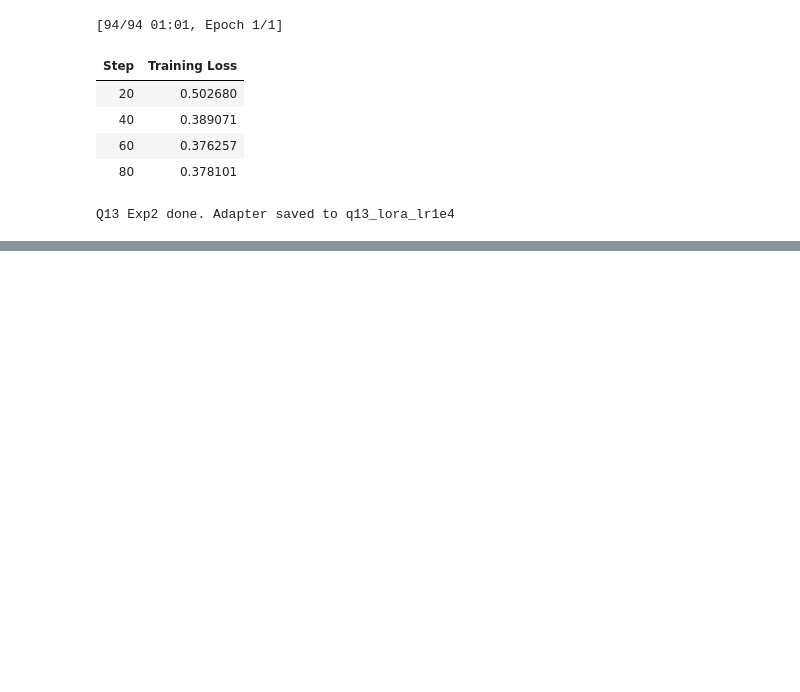
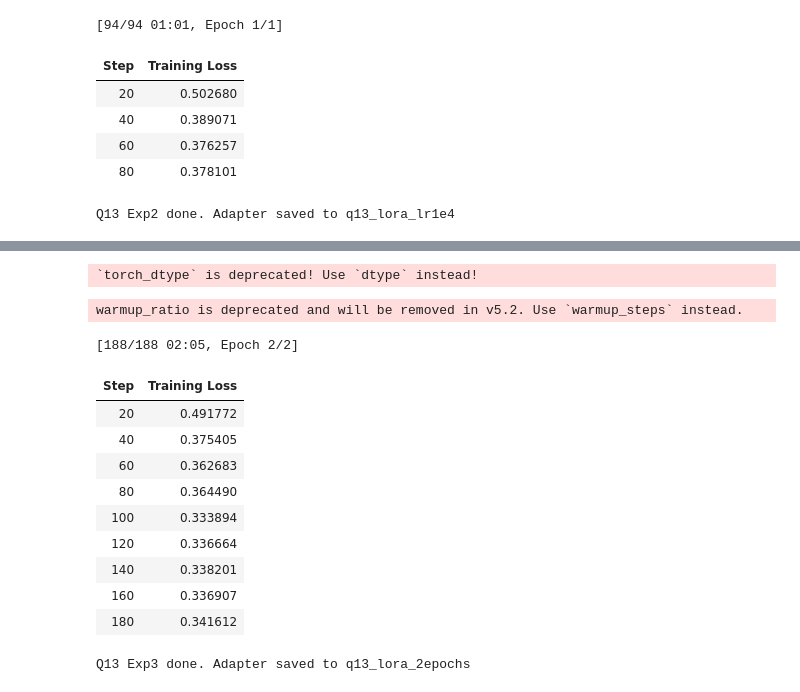
Before and after one commit to k-aryaman/llm-math-finetuning, a Jupyter notebook: main.ipynb, the cells around one changed output, grey strips where cells are left out. Saved outputs shown, nothing was run; the diff lists cells and outputs as text; code cells hidden in the pictures; blank space fills up the shorter version.

Commit message:
complete experiment 3

```diff
--- a/main.ipynb
+++ b/main.ipynb
@@ -1272,0 +1269,79 @@ Baseline (LoRA SFT r=8, lr=2e-4, k-shot): 60%  |  Q13 Exp2 (lr=1e-4, k-shot): 53
+# %%
+# Q13 Experiment 3: Train LoRA with 2 epochs (r=8, alpha=16, lr=2e-4, 3k)
+import torch
+from datasets import load_dataset
+from transformers import AutoModelForCausalLM, AutoTokenizer, Trainer, TrainingArguments
+from peft import LoraConfig, get_peft_model
+
+MODEL_NAME = "Qwen/Qwen2.5-1.5B-Instruct"
+MAX_SEQ_LENGTH = 1024
+OUTPUT_DIR_Q13_2EPOCHS = "q13_lora_2epochs"
+gsm8k_train_3k = load_dataset("openai/gsm8k", "main", split="train").select(range(3000))
+tokenizer = AutoTokenizer.from_pretrained(MODEL_NAME)
+if tokenizer.pad_token is None:
+    tokenizer.pad_token = tokenizer.eos_token
+tokenizer.padding_side = "right"
+
+def tokenize_sft_q13(ex):
+    messages = [
+        {"role": "system", "content": SYSTEM_PROMPT},
+        {"role": "user", "content": ex["question"]},
+        {"role": "assistant", "content": ex["answer"]},
+    ]
+    prompt_text = tokenizer.apply_chat_template(messages[:2], tokenize=False, add_generation_prompt=True)
+    full_text = tokenizer.apply_chat_template(messages, tokenize=False, add_generation_prompt=False)
+    prompt_ids = tokenizer(prompt_text, add_special_tokens=False).input_ids
+    full_ids = tokenizer(full_text, add_special_tokens=False, truncation=True, max_length=MAX_SEQ_LENGTH).input_ids
+    prompt_len = len(prompt_ids)
+    labels = [-100] * prompt_len + full_ids[prompt_len:] if prompt_len < len(full_ids) else full_ids
+    return {"input_ids": full_ids, "labels": labels, "attention_mask": [1] * len(full_ids)}
+
+def collate_fn(batch):
+    pad_id = tokenizer.pad_token_id
+    max_len = min(max(len(b["input_ids"]) for b in batch), MAX_SEQ_LENGTH)
+    input_ids = []
+    labels = []
+    attention_mask = []
+    for b in batch:
+        ids, lbls = b["input_ids"][:max_len], b["labels"][:max_len]
+        pad_len = max_len - len(ids)
+        input_ids.append(ids + [pad_id] * pad_len)
+        labels.append(lbls + [-100] * pad_len)
+        attention_mask.append([1] * len(ids) + [0] * pad_len)
+    return {"input_ids": torch.tensor(input_ids), "labels": torch.tensor(labels), "attention_mask": torch.tensor(attention_mask)}
+
+train_ds_2ep = gsm8k_train_3k.map(tokenize_sft_q13, remove_columns=gsm8k_train_3k.column_names, desc="Tokenize Q13 2epochs (3k)")
+use_mps = torch.backends.mps.is_available()
+use_bf16 = not use_mps
+model_dtype = torch.bfloat16 if use_bf16 else torch.float16
+model_2ep = AutoModelForCausalLM.from_pretrained(MODEL_NAME, torch_dtype=model_dtype, device_map="auto", attn_implementation="eager")
+model_2ep = get_peft_model(model_2ep, LoraConfig(r=8, lora_alpha=16, lora_dropout=0.05, target_modules=["q_proj","k_proj","v_proj","o_proj"], bias="none", task_type="CAUSAL_LM"))
+
+train_batch_size = 1 if use_mps else 8
+grad_accum_steps = 32 if use_mps else 4
+trainer_2ep = Trainer(
+    model=model_2ep,
+    args=TrainingArguments(output_dir=OUTPUT_DIR_Q13_2EPOCHS, per_device_train_batch_size=train_batch_size, gradient_accumulation_steps=grad_accum_steps,
+        learning_rate=2e-4, lr_scheduler_type="cosine", warmup_ratio=0.05, num_train_epochs=2, bf16=use_bf16, fp16=False, logging_steps=20, save_strategy="epoch"),
+    train_dataset=train_ds_2ep,
+    data_collator=collate_fn,
+)
+trainer_2ep.train()
+trainer_2ep.save_model(OUTPUT_DIR_Q13_2EPOCHS)
+tokenizer.save_pretrained(OUTPUT_DIR_Q13_2EPOCHS)
+print(f"Q13 Exp3 done. Adapter saved to {OUTPUT_DIR_Q13_2EPOCHS}")
+# %% [output]
+`torch_dtype` is deprecated! Use `dtype` instead!
+warmup_ratio is deprecated and will be removed in v5.2. Use `warmup_steps` instead.
+[188/188 02:05, Epoch 2/2]
+| Step | Training Loss |
+| 20 | 0.491772 |
+| 40 | 0.375405 |
+| 60 | 0.362683 |
+| 80 | 0.364490 |
+| 100 | 0.333894 |
+| 120 | 0.336664 |
+| 140 | 0.338201 |
+| 160 | 0.336907 |
+| 180 | 0.341612 |
+Q13 Exp3 done. Adapter saved to q13_lora_2epochs
```
Also changed, not shown: parts of 11 cells of this notebook.
